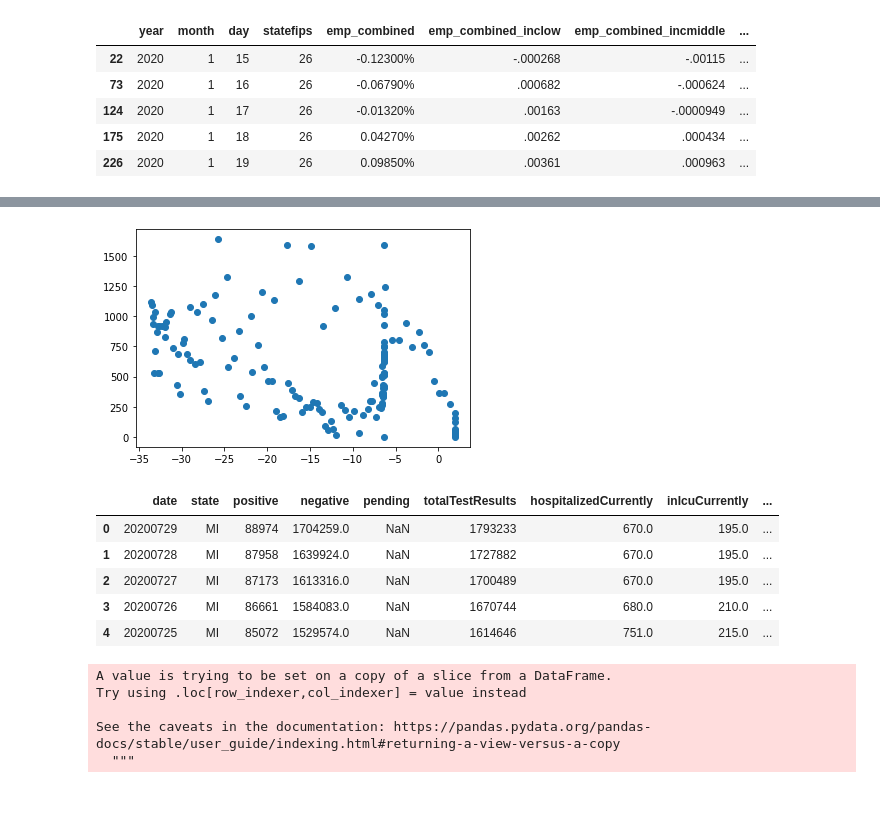
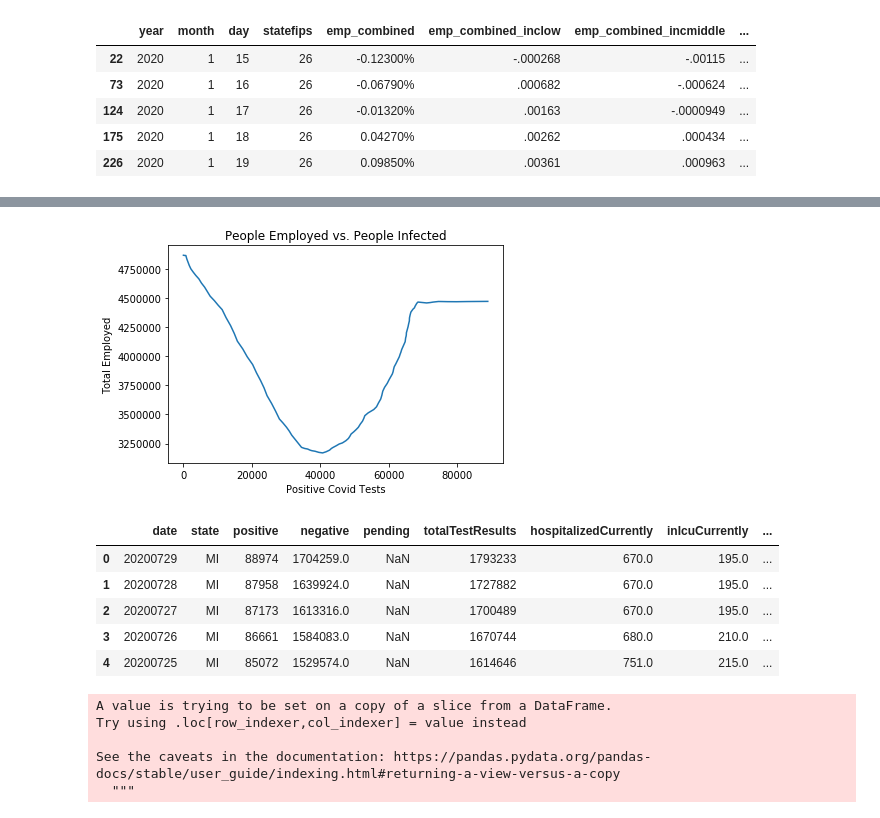
Before and after one commit to KevinKillman/Michigans_Economy_and_Covid, a Jupyter notebook: Kevin/project_1_code.ipynb, the cells around one changed output, grey strips where cells are left out. Cells and saved outputs as stored; diff of their text form; code cells hidden in the pictures.

```diff
--- a/Kevin/project_1_code.ipynb
+++ b/Kevin/project_1_code.ipynb
@@ -59,3 +60,6 @@ mi_emp_comb_df.head()
 | 124 | 2020 | 1 | 17 | 26 | -0.000132 | .00163 | -.0000949 | ... |
 | 175 | 2020 | 1 | 18 | 26 | 0.000427 | .00262 | .000434 | ... |
 | 226 | 2020 | 1 | 19 | 26 | 0.000985 | .00361 | .000963 | ... |
+# %%
+mi_emp_comb_df['number employed'] = (mi_emp_comb_df.iloc[:, 4] * 4774000)+4774000
+mi_emp_comb_df.head()
@@ -115,0 +137,8 @@ plt.show()
+# %%
+mi_emp_comb_df[['emp_combined_inclow', 'emp_combined_incmiddle', 'emp_combined_inchigh']]= mi_emp_comb_df[['emp_combined_inclow', 'emp_combined_incmiddle', 'emp_combined_inchigh']].astype(float)*100
+mi_emp_comb_df.plot('datetimes', ['emp_combined_inclow' , 'emp_combined_incmiddle', 'emp_combined_inchigh'], kind = 'line')
+plt.title('Percent Change in Employment Based on Class\nCompared to January 4-31 levels')
+plt.xlabel('Date')
+plt.xticks(rotation = 90)
+plt.legend(bbox_to_anchor=(1.05, 1), loc='upper left', labels = ['lower', 'middle', 'upper'])
+plt.ylabel('Percent Change')
@@ -116,13 +153,16 @@ plt.show()
 # %%
 covid_emp_merge = pd.merge(covid_df, mi_emp_comb_df, on='datetimes', how = 'inner')
 
-x_values = covid_emp_merge['positiveIncrease']
-y_values = covid_emp_merge['emp_combined']
-plt.scatter(y_values, x_values)
+x_values = covid_emp_merge['positive']
+y_values = covid_emp_merge['number employed']
+plt.plot(x_values, y_values)
+plt.title('People Employed vs. People Infected')
+plt.ylabel('Total Employed')
+plt.xlabel('Positive Covid Tests')
 plt.show()
 covid_emp_merge.head()
 # %% [output]
-[figure, old version]
+[figure, new version]
 |  | date | state | positive | negative | pending | totalTestResults | hospitalizedCurrently | inIcuCurrently | ... |
 | 0 | 20200729 | MI | 88974 | 1704259.0 | NaN | 1793233 | 670.0 | 195.0 | ... |
 | 1 | 20200728 | MI | 87958 | 1639924.0 | NaN | 1727882 | 670.0 | 195.0 | ... |
```
Also changed, not shown: parts of 11 cells of this notebook, 1 other file.
